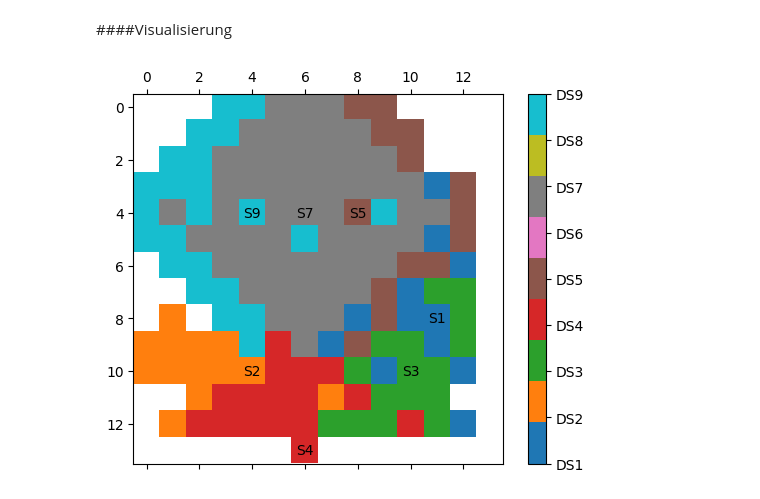
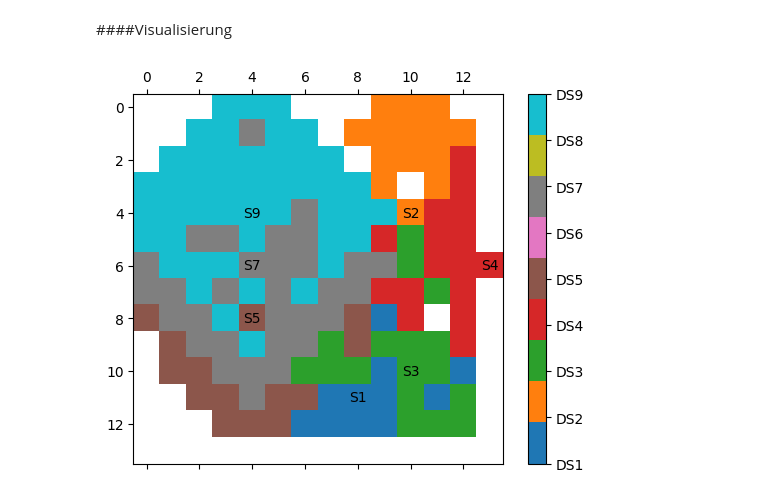
Before and after one commit to DenizY98/pydemo, a Jupyter notebook: Fallstudie.ipynb, the cells around one changed output. Cells and saved outputs as stored; diff of their text form; code cells hidden in the pictures.

```diff
--- a/Fallstudie.ipynb
+++ b/Fallstudie.ipynb
@@ -70,7 +55,7 @@ for s in S:
 y = {}
 for s in S:
     for q in Q:
-        y[q, s] = solver.NumVar(0,1,f'y[{q},{s}]')
+        y[q, s] = solver.BoolVar(f'y[{q},{s}]')
 # %% [markdown]
 ###Dictionaries:
 - Lagerumschlagsleistung je potentiellem Standort $ s $
@@ -143,7 +128,7 @@ for s in S:
     for q in Q:
         # Berechnung der Manhattan-Distanz zwischen dem Standort s und dem Quadranten q
         distance = abs(Koordinaten[s]['i_Koordinate'] - q[0]) + abs(Koordinaten[s]['j_Koordinate'] - q[1])
-        if distance > 5:
+        if distance > A:
             solver.Add(y[q, s] == 0)
 # %% [markdown]
 ##Lösung:
@@ -163,8 +148,9 @@ if status == pywraplp.Solver.OPTIMAL:
     for s in S:
         if x[s].solution_value() == 1:
             print(f'Standort {s} wird eingerichtet.')
-            for q in Q:
-                if y[q, s].solution_value() == 1:
-                    print(f'Quadrant {q} wird von Standort {s} bedient.')
+            bedient=[]
+            bedient=[q for q in Q if y[q, s].solution_value() > 0]
+            print(f'und bediente {", ".join(f"({q[0]}/{q[1]})" for q in bedient)}')
+            # for q in Q:
 else:
     print('Keine optimale Lösung gefunden.')
@@ -206,7 +224,7 @@ ergebnis_df
 import matplotlib.pyplot as plt
 
 # Erstellen Sie eine Kopie der Ergebnismatrix, in der die Darkstores und Quadranten durch eindeutige numerische Werte repräsentiert werden
-num_matrix = ergebnis_matrix.copy()
+num_matrix = ergebnis_matrix.transpose().copy()
 for i in range(14):
     for j in range(14):
         if num_matrix[i, j] is not None:
@@ -220,32 +238,32 @@ num_matrix[num_matrix == None] = -1
 
 # Konvertieren Sie die Matrix in eine Matrix von Gleitkommazahlen
 num_matrix = num_matrix.astype(float)
 
 # Ersetzen Sie den speziellen numerischen Wert durch NaN
 num_matrix[num_matrix == -1] = np.nan
 
 # Erstellen Sie eine Farbkarte, die jedem Darkstore eine eindeutige Farbe zuweist
 cmap = plt.get_cmap('tab10', int(np.nanmax(num_matrix) - np.nanmin(num_matrix) + 1))
 
 # Erstellen Sie eine Abbildung und eine Achse
 fig, ax = plt.subplots()
 
 # Erstellen Sie die Matrix als Bild
 cax = ax.matshow(num_matrix, cmap=cmap)
 
 # Erstellen Sie eine Farblegende
 cbar = fig.colorbar(cax, ticks=np.arange(np.nanmin(num_matrix), np.nanmax(num_matrix)+2))  # +2 statt +1
 labels = ['DS'+str(i) for i in range(int(np.nanmin(num_matrix)), int(np.nanmax(num_matrix))+2)]  # Beginnen Sie bei DS0
 cbar.ax.set_yticklabels(labels[:len(cbar.get_ticks())])  # Stellen Sie sicher, dass die Anzahl der Labels mit der Anzahl der Ticks übereinstimmt
 
 # Zeichnen Sie ein 'X' in die Zellen, die einen Darkstore repräsentieren
 for s in S:
     if x[s].solution_value() == 1:
-        i, j = Koordinaten[s]['i_Koordinate'], Koordinaten[s]['j_Koordinate']
+        j,i = Koordinaten[s]['i_Koordinate'], Koordinaten[s]['j_Koordinate']
         if 0 <= i < 14 and 0 <= j < 14:  # Stellen Sie sicher, dass die Koordinaten innerhalb der Matrix liegen
             plt.text(j, i, f'S{str(s)}', ha='center', va='center', color='black')
 
 # Zeigen Sie das Bild an
 plt.show()
 # %% [output]
-[figure, old version]
+[figure, new version]
```
Also changed, not shown: parts of 5 cells of this notebook.
